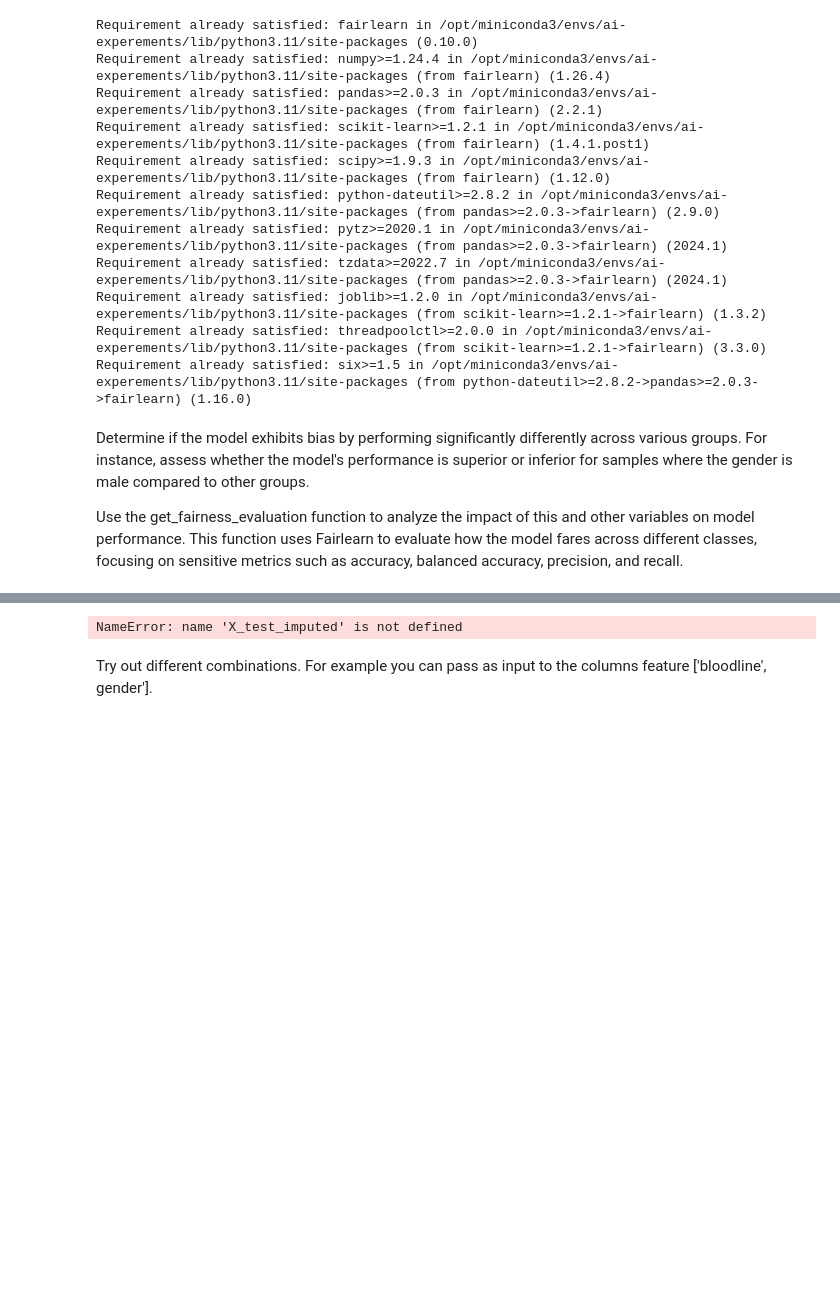
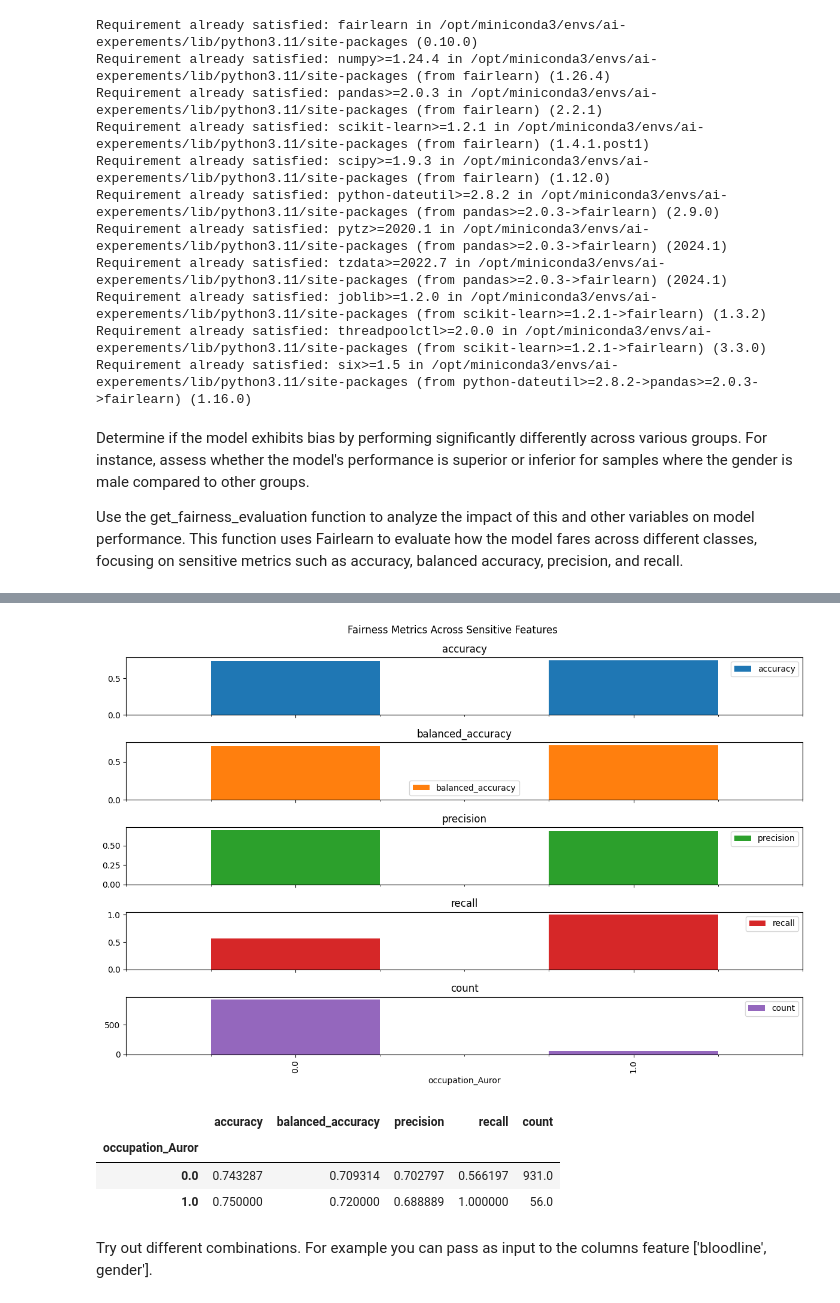
Before and after one commit to Serjobas/ai-ethichs-hackathon, a Jupyter notebook: AI_Ethics_Hackathon_Skeleton.ipynb, the cells around one changed output, grey strips where cells are left out. Cells and saved outputs as stored; diff of their text form; code cells hidden in the pictures; blank space fills up the shorter version.

```diff
--- a/AI_Ethics_Hackathon_Skeleton.ipynb
+++ b/AI_Ethics_Hackathon_Skeleton.ipynb
@@ -498,0 +505,10 @@ weighted avg       0.71      0.72      0.71       987
+# %%
+# Evaluate using 10-fold Cross-Validation
+cv_scores = cross_val_score(imb_pipeline, X_train_imputed, y_train, cv=10)
+print(f"CV Accuracy Scores: {cv_scores}")
+print(f"Mean CV Accuracy: {np.mean(cv_scores)}")
+
+# Evaluate on the test set
+y_pred = imb_pipeline.predict(X_test_imputed)
+print(f"Test Set Accuracy: {accuracy_score(y_test, y_pred)}")
+print("\nClassification Report:\n", classification_report(y_test, y_pred))
@@ -532,8 +591,8 @@ Use the get_fairness_evaluation function to analyze the impact of this and other
 def get_fairness_evaluation(X_test, y_test, y_pred, columns):
   sensitive_features_df = X_test[columns]
 
-  def precision_wrapper(y_true, y_pred): return precision_score(y_true, y_pred, pos_label='Yes', zero_division=0)
-  def recall_wrapper(y_true, y_pred): return recall_score(y_true, y_pred, pos_label='Yes', zero_division=0)
+  def precision_wrapper(y_true, y_pred): return precision_score(y_true, y_pred, pos_label=1, zero_division=0)
+  def recall_wrapper(y_true, y_pred): return recall_score(y_true, y_pred, pos_label=1, zero_division=0)
 
   mf = MetricFrame(metrics={
                       'accuracy': accuracy_score,
@@ -559,7 +639,11 @@ def get_fairness_evaluation(X_test, y_test, y_pred, columns):
 # %%
-get_fairness_evaluation(X_test_imputed, y_test, y_pred, ['gender'])
+get_fairness_evaluation(X_test_imputed, y_test, y_pred, ['occupation_Auror'])
 # %% [output]
-NameError: name 'X_test_imputed' is not defined
+[figure, added]
+|  | accuracy | balanced_accuracy | precision | recall | count |
+| occupation_Auror |  |  |  |  |  |
+| 0.0 | 0.743287 | 0.709314 | 0.702797 | 0.566197 | 931.0 |
+| 1.0 | 0.750000 | 0.720000 | 0.688889 | 1.000000 | 56.0 |
 # %% [markdown]
 Try out different combinations. For example you can pass as input to the columns feature ['bloodline', gender'].
 # %% [markdown]
```
Also changed, not shown: parts of 33 cells of this notebook, 1 other file.
